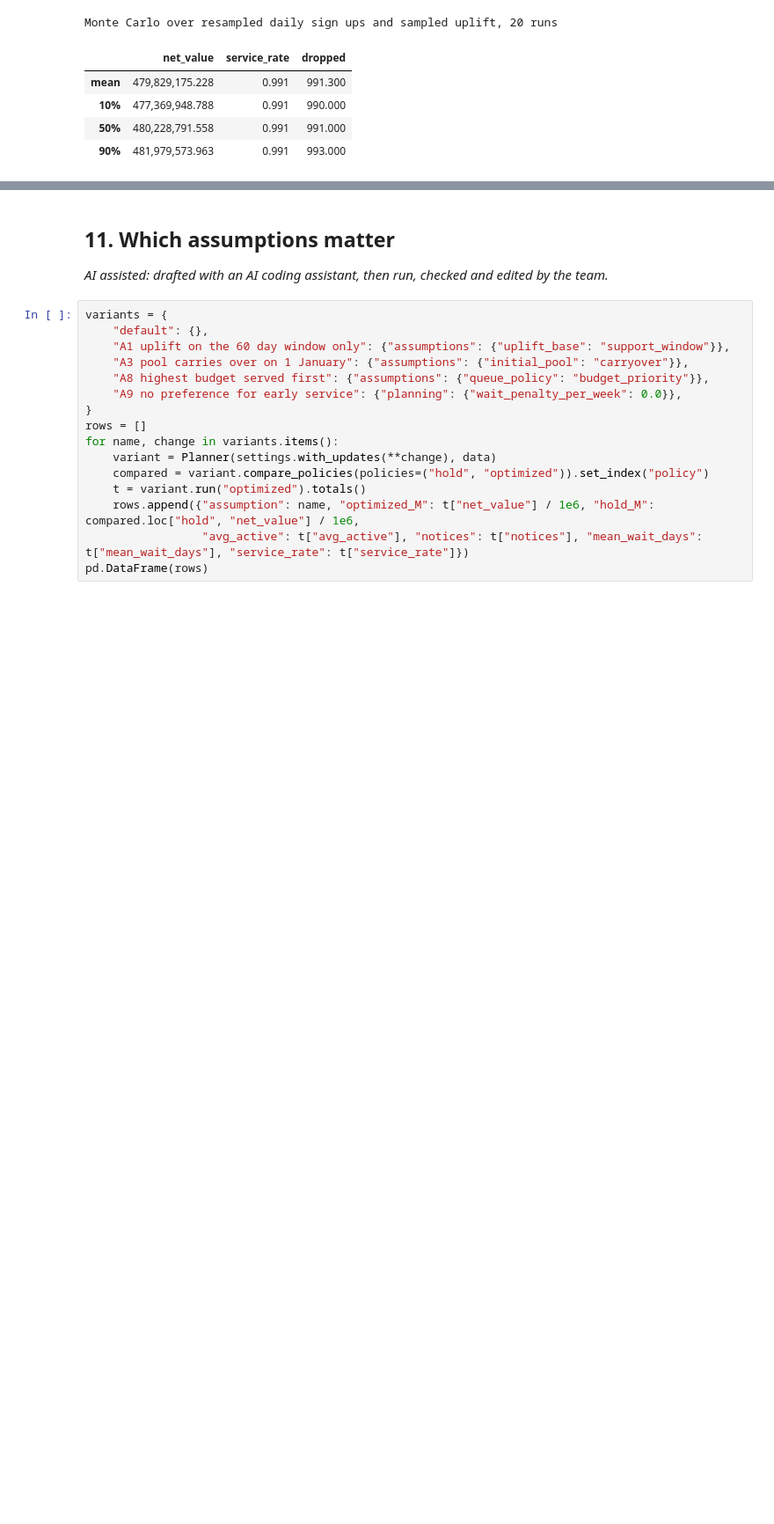
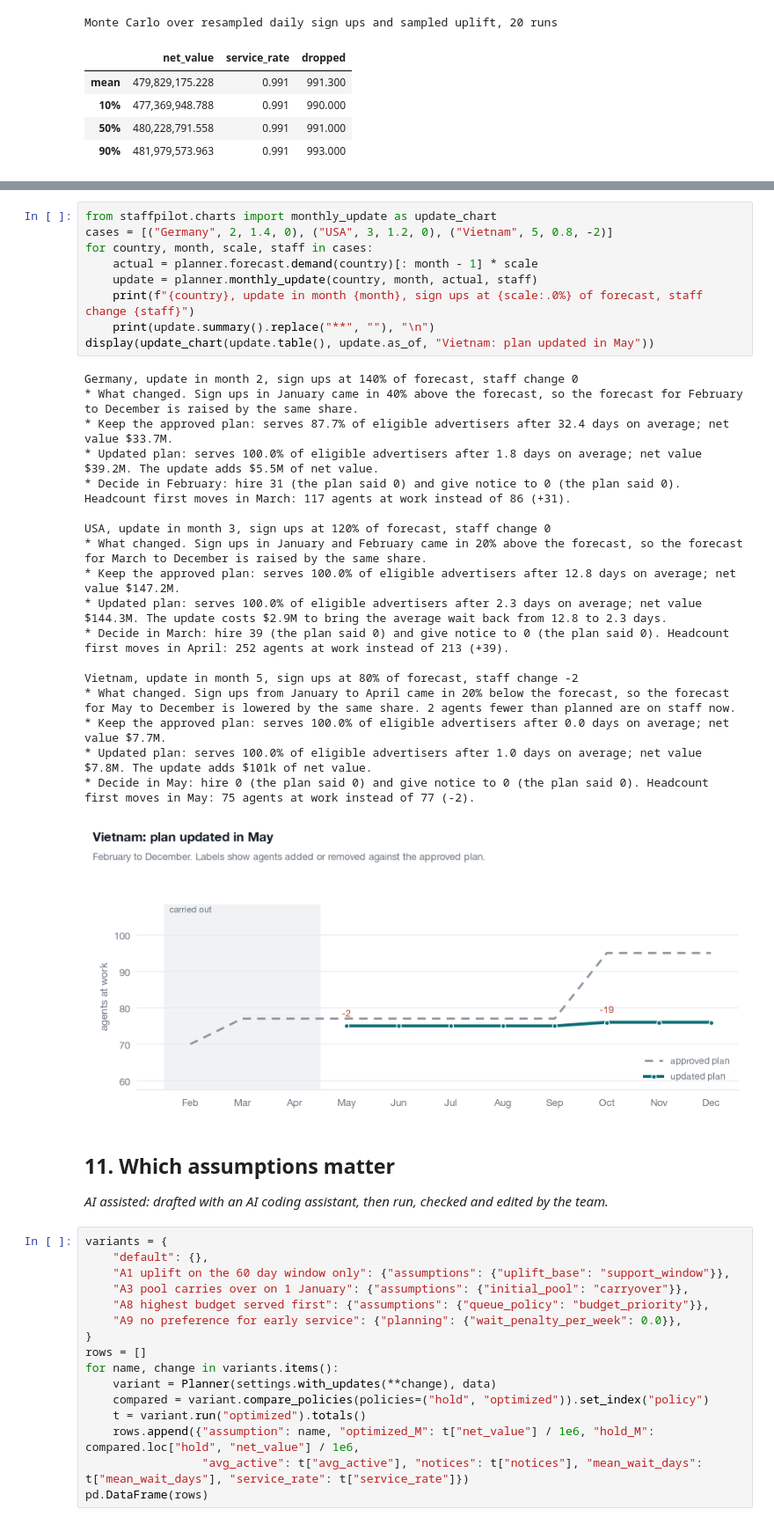
Before and after one commit to lequo-neu/staffpilot, a Jupyter notebook: notebooks/StaffPilot_Topic3.ipynb, the cells around one changed output, grey strips where cells are left out. Shown at 88% size. Saved outputs shown, nothing was run; the diff lists cells and outputs as text; blank space fills up the shorter version.

```diff
--- a/notebooks/StaffPilot_Topic3.ipynb
+++ b/notebooks/StaffPilot_Topic3.ipynb
@@ -387,3 +394,31 @@ Monte Carlo over resampled daily sign ups and sampled uplift, 20 runs
+# %%
+from staffpilot.charts import monthly_update as update_chart
+cases = [("Germany", 2, 1.4, 0), ("USA", 3, 1.2, 0), ("Vietnam", 5, 0.8, -2)]
+for country, month, scale, staff in cases:
+    actual = planner.forecast.demand(country)[: month - 1] * scale
+    update = planner.monthly_update(country, month, actual, staff)
+    print(f"{country}, update in month {month}, sign ups at {scale:.0%} of forecast, staff change {staff}")
+    print(update.summary().replace("**", ""), "\n")
+display(update_chart(update.table(), update.as_of, "Vietnam: plan updated in May"))
+# %% [output]
+Germany, update in month 2, sign ups at 140% of forecast, staff change 0
+* What changed. Sign ups in January came in 40% above the forecast, so the forecast for February to December is raised by the same share.
+* Keep the approved plan: serves 87.7% of eligible advertisers after 32.4 days on average; net value $33.7M.
+* Updated plan: serves 100.0% of eligible advertisers after 1.8 days on average; net value $39.2M. The update adds $5.5M of net value.
+* Decide in February: hire 31 (the plan said 0) and give notice to 0 (the plan said 0). Headcount first moves in March: 117 agents at work instead of 86 (+31).
+
+USA, update in month 3, sign ups at 120% of forecast, staff change 0
+* What changed. Sign ups in January and February came in 20% above the forecast, so the forecast for March to December is raised by the same share.
+* Keep the approved plan: serves 100.0% of eligible advertisers after 12.8 days on average; net value $147.2M.
+* Updated plan: serves 100.0% of eligible advertisers after 2.3 days on average; net value $144.3M. The update costs $2.9M to bring the average wait back from 12.8 to 2.3 days.
+* Decide in March: hire 39 (the plan said 0) and give notice to 0 (the plan said 0). Headcount first moves in April: 252 agents at work instead of 213 (+39).
+
+Vietnam, update in month 5, sign ups at 80% of forecast, staff change -2
+* What changed. Sign ups from January to April came in 20% below the forecast, so the forecast for May to December is lowered by the same share. 2 agents fewer than planned are on staff now.
+* Keep the approved plan: serves 100.0% of eligible advertisers after 0.0 days on average; net value $7.7M.
+* Updated plan: serves 100.0% of eligible advertisers after 1.0 days on average; net value $7.8M. The update adds $101k of net value.
+* Decide in May: hire 0 (the plan said 0) and give notice to 0 (the plan said 0). Headcount first moves in May: 75 agents at work instead of 77 (-2).
+[figure, added]
 # %% [markdown]
 ## 11. Which assumptions matter
 
```
Also changed, not shown: parts of 11 cells of this notebook, 26 other files.
